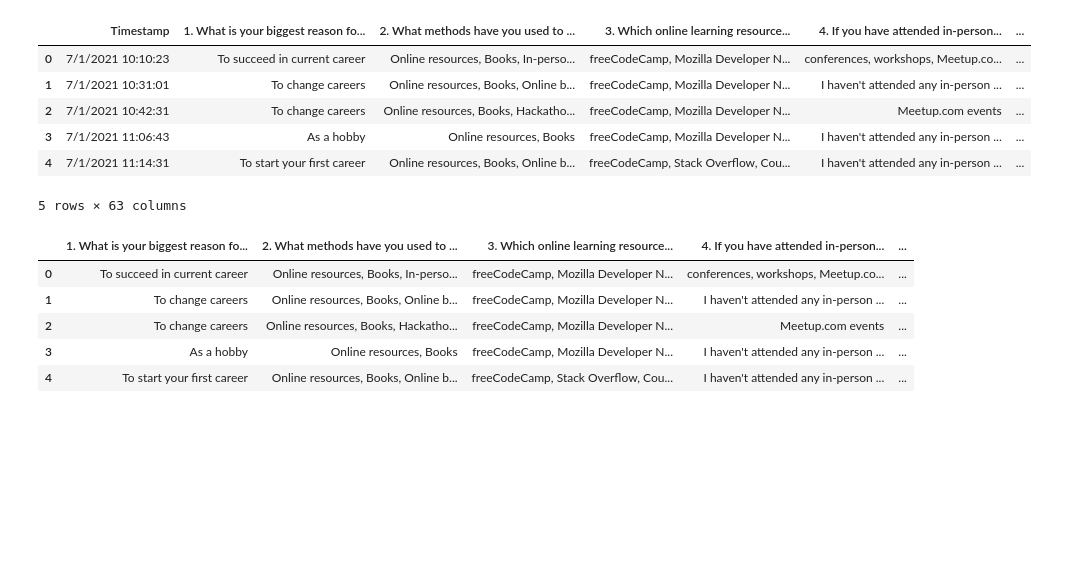
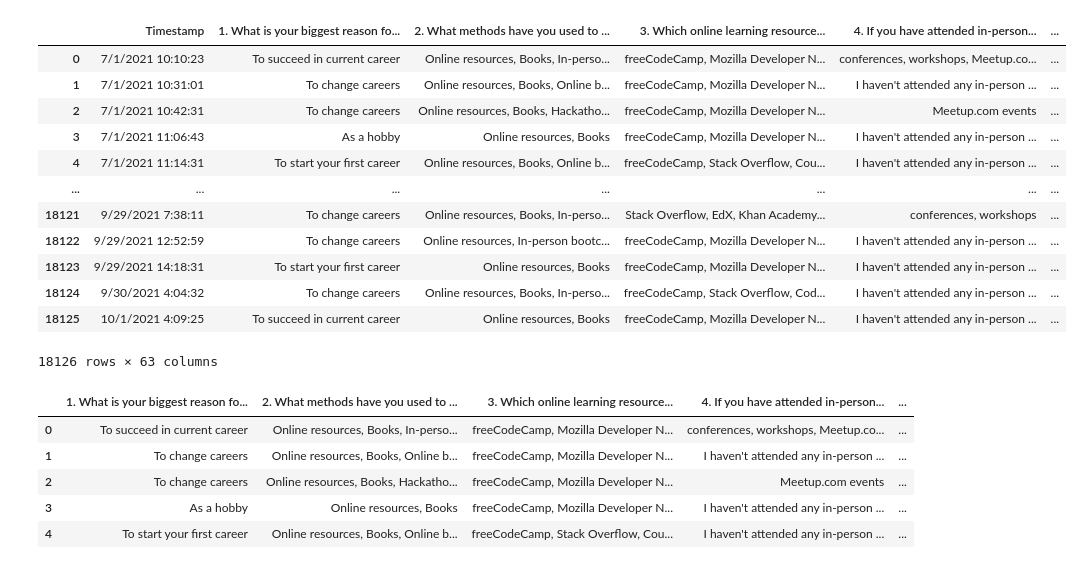
Before and after one commit to justinjao/CTCO, a Jupyter notebook: coder.ipynb, the cells around one changed output. Saved outputs shown, nothing was run; the diff lists cells and outputs as text; code cells hidden in the pictures; blank space fills up the shorter version.

```diff
--- a/coder.ipynb
+++ b/coder.ipynb
@@ -1,19 +1,25 @@
 # %%
 import pandas as pd
 
 file_path = 'data/2021coder.csv'
 
 # Read the CSV file into a Pandas DataFrame
 df = pd.read_csv(file_path)
 
 # Display the first few rows of the DataFrame to verify the import
-df.head()
+df
 # %% [output]
 |  | Timestamp | 1. What is your biggest reason fo... | 2. What methods have you used to ... | 3. Which online learning resource... | 4. If you have attended in-person... | ... |
 | 0 | 7/1/2021 10:10:23 | To succeed in current career | Online resources, Books, In-perso... | freeCodeCamp, Mozilla Developer N... | conferences, workshops, Meetup.co... | ... |
 | 1 | 7/1/2021 10:31:01 | To change careers | Online resources, Books, Online b... | freeCodeCamp, Mozilla Developer N... | I haven't attended any in-person ... | ... |
 | 2 | 7/1/2021 10:42:31 | To change careers | Online resources, Books, Hackatho... | freeCodeCamp, Mozilla Developer N... | Meetup.com events | ... |
 | 3 | 7/1/2021 11:06:43 | As a hobby | Online resources, Books | freeCodeCamp, Mozilla Developer N... | I haven't attended any in-person ... | ... |
 | 4 | 7/1/2021 11:14:31 | To start your first career | Online resources, Books, Online b... | freeCodeCamp, Stack Overflow, Cou... | I haven't attended any in-person ... | ... |
+| ... | ... | ... | ... | ... | ... | ... |
+| 18121 | 9/29/2021 7:38:11 | To change careers | Online resources, Books, In-perso... | Stack Overflow, EdX, Khan Academy... | conferences, workshops | ... |
+| 18122 | 9/29/2021 12:52:59 | To change careers | Online resources, In-person bootc... | freeCodeCamp, Mozilla Developer N... | I haven't attended any in-person ... | ... |
+| 18123 | 9/29/2021 14:18:31 | To start your first career | Online resources, Books | freeCodeCamp, Mozilla Developer N... | I haven't attended any in-person ... | ... |
+| 18124 | 9/30/2021 4:04:32 | To change careers | Online resources, Books, In-perso... | freeCodeCamp, Stack Overflow, Cod... | I haven't attended any in-person ... | ... |
+| 18125 | 10/1/2021 4:09:25 | To succeed in current career | Online resources, Books | freeCodeCamp, Mozilla Developer N... | I haven't attended any in-person ... | ... |
-5 rows × 63 columns
+18126 rows × 63 columns
 # %%
```
Also changed, not shown: parts of 8 cells of this notebook.
